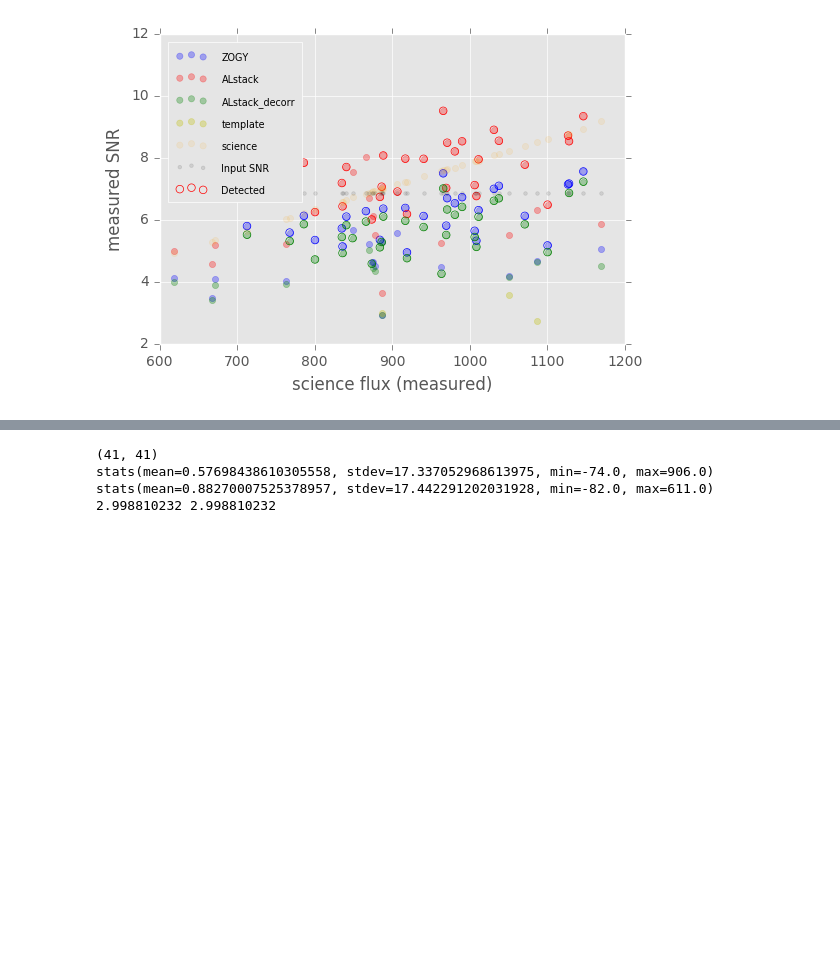
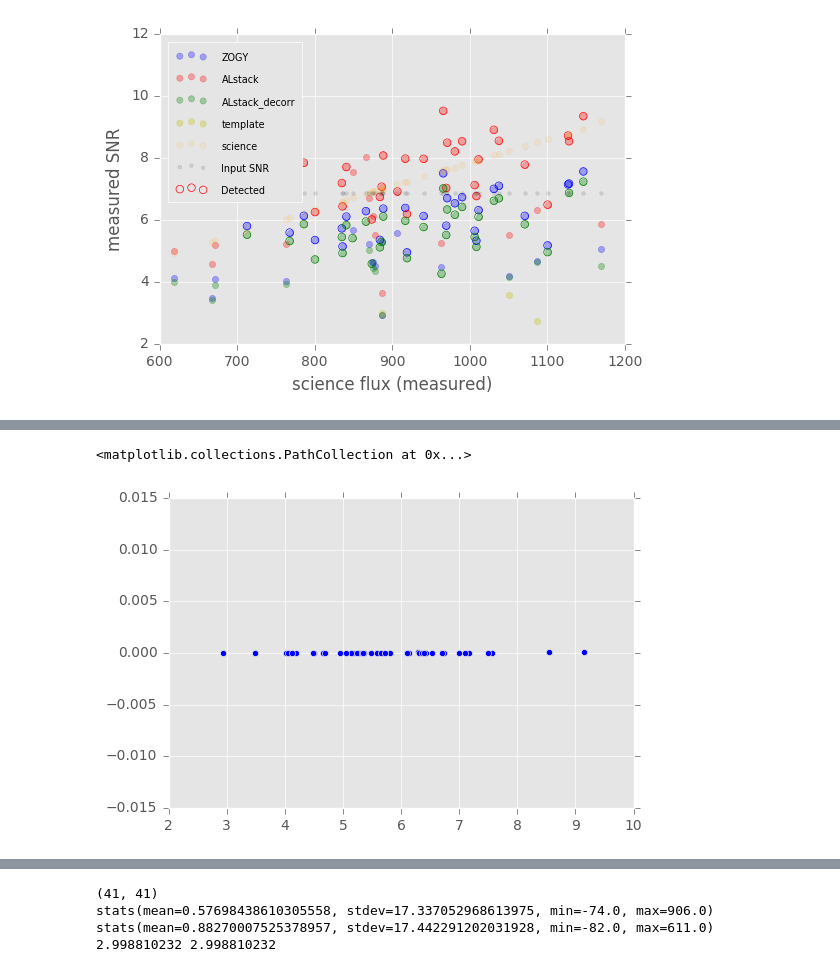
Before and after one commit to lsst-dm/diffimTests, a Jupyter notebook: 31. new tests-issues with ZOGY-imageSpace.ipynb, the cells around one changed output, grey strips where cells are left out. Drawn from its saved outputs; the diff is of its cells as text; code cells hidden in the pictures; blank space fills up the shorter version.

```diff
--- a/31. new tests-issues with ZOGY-imageSpace.ipynb
+++ b/31. new tests-issues with ZOGY-imageSpace.ipynb
@@ -44,0 +50,10 @@ plt.scatter(df1[df2.ZOGY_detected == True].ZOGY_SNR.values,
+# %%
+plt.scatter(df1.ZOGY_SNR.values,
+            df2.ZOGY_SNR.values - df1.ZOGY_SNR.values)
+#plt.scatter(df1[df1.ZOGY_detected == False].ZOGY_SNR.values,
+#            df2[df1.ZOGY_detected == False].ZOGY_SNR.values, c='k', s=10, alpha=0.7)
+#plt.scatter(df1[df2.ZOGY_detected == True].ZOGY_SNR.values,
+#            df2[df2.ZOGY_detected == True].ZOGY_SNR.values, c='b', s=50, alpha=0.2)
+# %% [output]
+<matplotlib.collections.PathCollection at 0x...>
+[figure, added]
```
Also changed, not shown: parts of 8 cells of this notebook, 6 other files.
